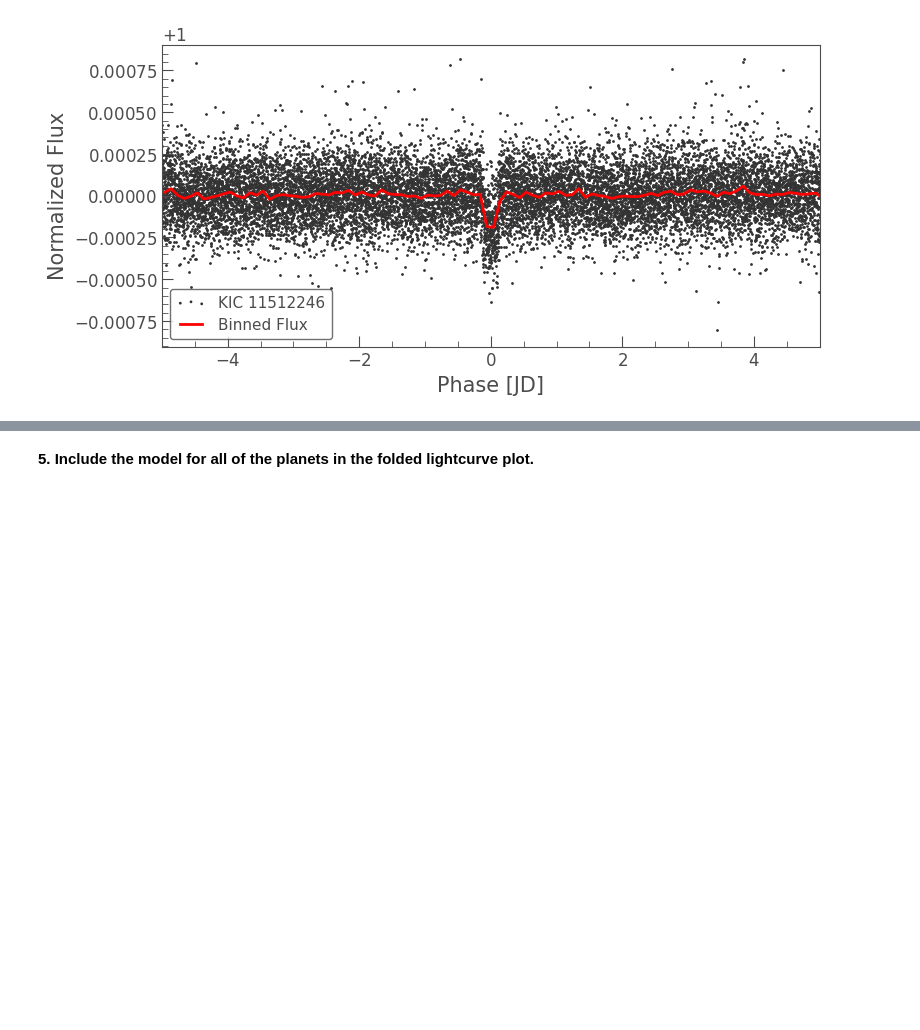
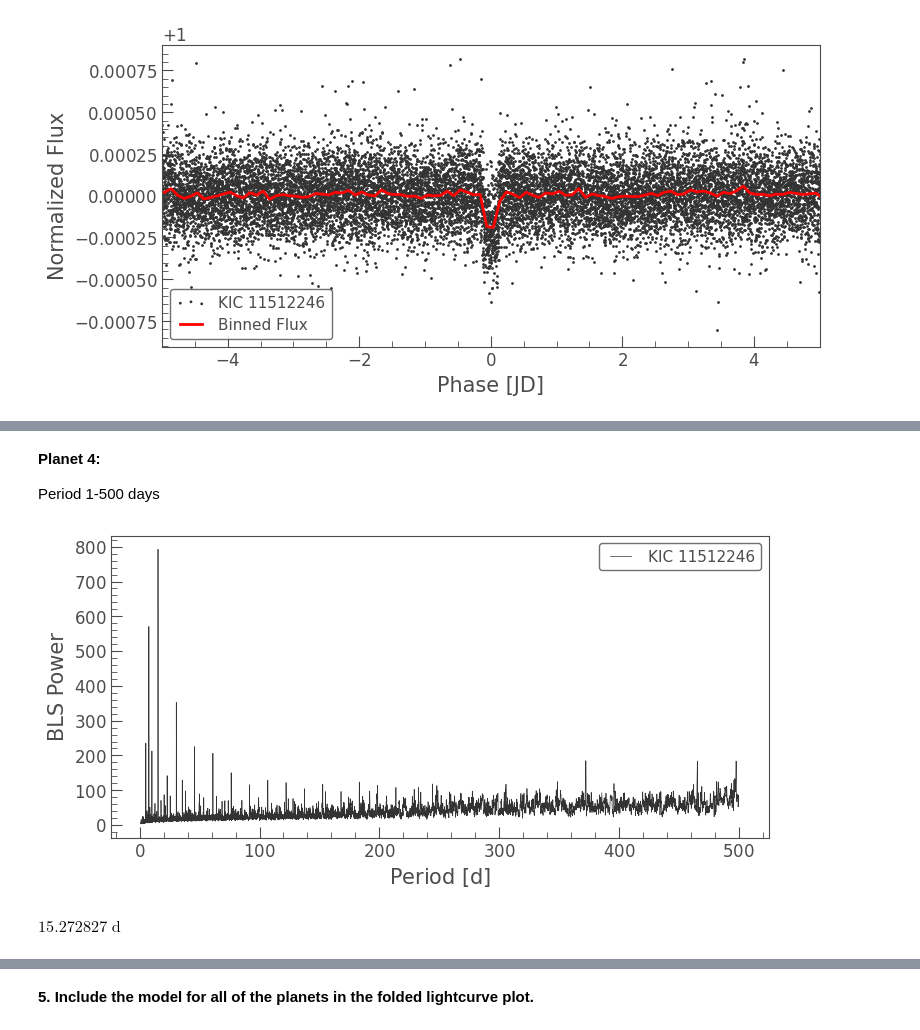
Before and after one commit to AthemFR/intro_astrophysical_objects, a Jupyter notebook: Homework_2/Homework_2_Planets.ipynb, the cells around one changed output, grey strips where cells are left out. Saved outputs shown, nothing was run; the diff lists cells and outputs as text; code cells hidden in the pictures; blank space fills up the shorter version.

```diff
--- a/Homework_2/Homework_2_Planets.ipynb
+++ b/Homework_2/Homework_2_Planets.ipynb
@@ -658,0 +692,20 @@ planet_2_model = bls_2.get_transit_model(period=planet_2_period,
+# %% [markdown]
+**Planet 4:**
+
+Period 1-500 days
+# %%
+period_4 = np.linspace(1, 500, 10000)
+bls_4 = masked_lc_1.to_periodogram('bls', period=period_4, frequency_factor=500)
+bls_4.plot();
+# %% [output]
+[figure, added]
+# %%
+planet_4_period = bls_4.period_at_max_power
+planet_4_t0 = bls_4.transit_time_at_max_power
+planet_4_dur = bls_4.duration_at_max_power
+
+# Check the value for period
+planet_4_period
+#print(planet_2_period)
+# %% [output]
+$15.272827 \; \mathrm{d}$
```
Also changed, not shown: parts of 20 cells of this notebook.
